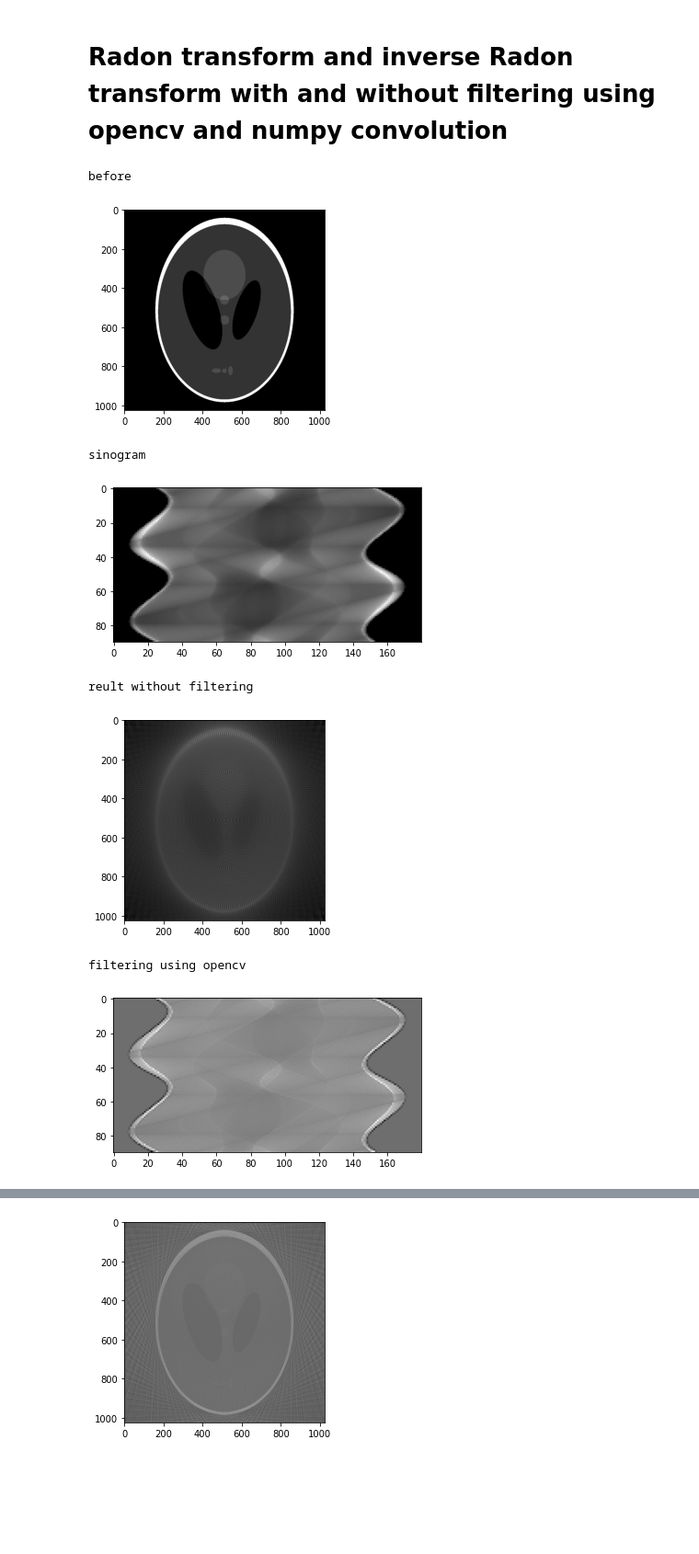
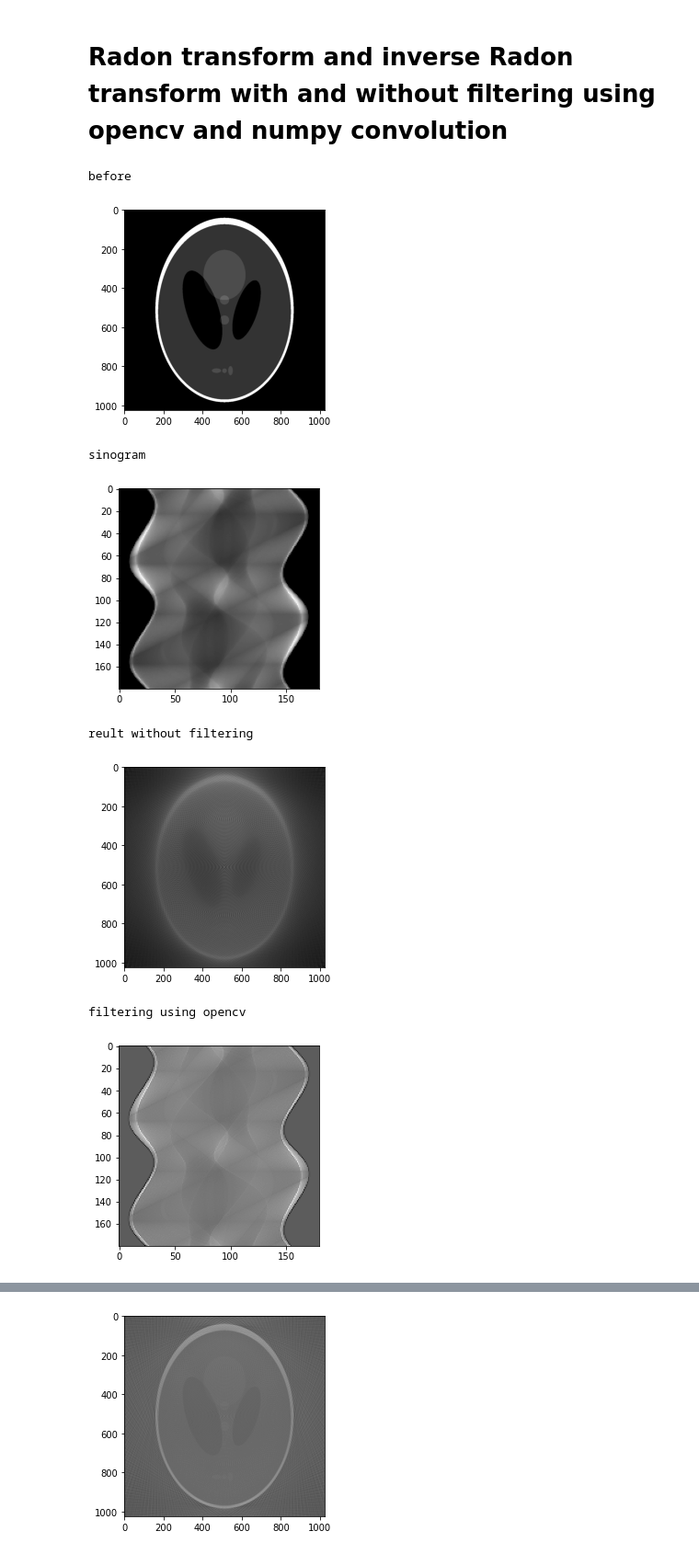
Before and after one commit to HelenaMaslowska/Tomograph, a Jupyter notebook: tk.ipynb, the cells around one changed output, grey strips where cells are left out. Shown: that part at 92% size. Saved outputs shown, nothing was run; the diff lists cells and outputs as text; code cells hidden in the pictures; blank space fills up the shorter version.

```diff
--- a/tk.ipynb
+++ b/tk.ipynb
@@ -79,7 +90,7 @@ saveDicom('Kropka.dcm', dicomImage, (metadata[0], 'Kropka', '20230304'))
 - scans: number of samples to take (emitter positions equally spaced around the circle)
 - detectingAngle: angle of the arc (in degrees) with detectors
 # %%
-def radonTransform(image, detectors = 180, scans = 90, detectingAngle = 180):
+def radonTransform(image, detectors = 180, scans = 180, detectingAngle = 180):
 	center = np.array(image.shape) // 2     # Center of the emitter-detector system
 	radius = np.sqrt(2) * max(center)       # Radius of the round frame (half-diagonal of the image)
 	radonImage = np.zeros((scans, detectors), dtype=image.dtype)
@@ -175,41 +184,41 @@ def inverseRadonTransform(image, shape, detectingAngle = 180):
 # %% [markdown]
 # Radon transform and inverse Radon transform with and without filtering using opencv and numpy convolution
 # %%
-imageName = 'images/Shepp_logan.jpg'
+imageName = 'images/CT_ScoutView.jpg'
 print("before")
 image = loadImage(imageName)
 showImage(image)
 
 print("sinogram")
 radonImage = radonTransform(image)
 showImage(radonImage)
 
 print("reult without filtering")
 invRadonTransform = inverseRadonTransform(radonImage, image.shape)
 showImage(invRadonTransform)
 
 print("filtering using opencv")
 radonImageOpenCV = filtering(radonImage, 'opencv')
 showImage(radonImageOpenCV)
 
 print("filtering using numpy convolution")
 radonImageConv = filtering(radonImage, 'convlution')
 showImage(radonImageConv)
 
 print("result openCV")
 invRadonTransform = inverseRadonTransform(radonImageOpenCV, image.shape)
 showImage(invRadonTransform)
 
 print("result convolution")
 invRadonTransform = inverseRadonTransform(radonImageConv, image.shape)
 showImage(invRadonTransform)
 # %% [output]
 before
 [figure]
 sinogram
-[figure, old version]
+[figure, new version]
 reult without filtering
 [figure]
 filtering using opencv
-[figure, old version]
+[figure, new version]
 filtering using numpy convolution
```
Also changed, not shown: parts of 10 cells of this notebook, 1 other file.
